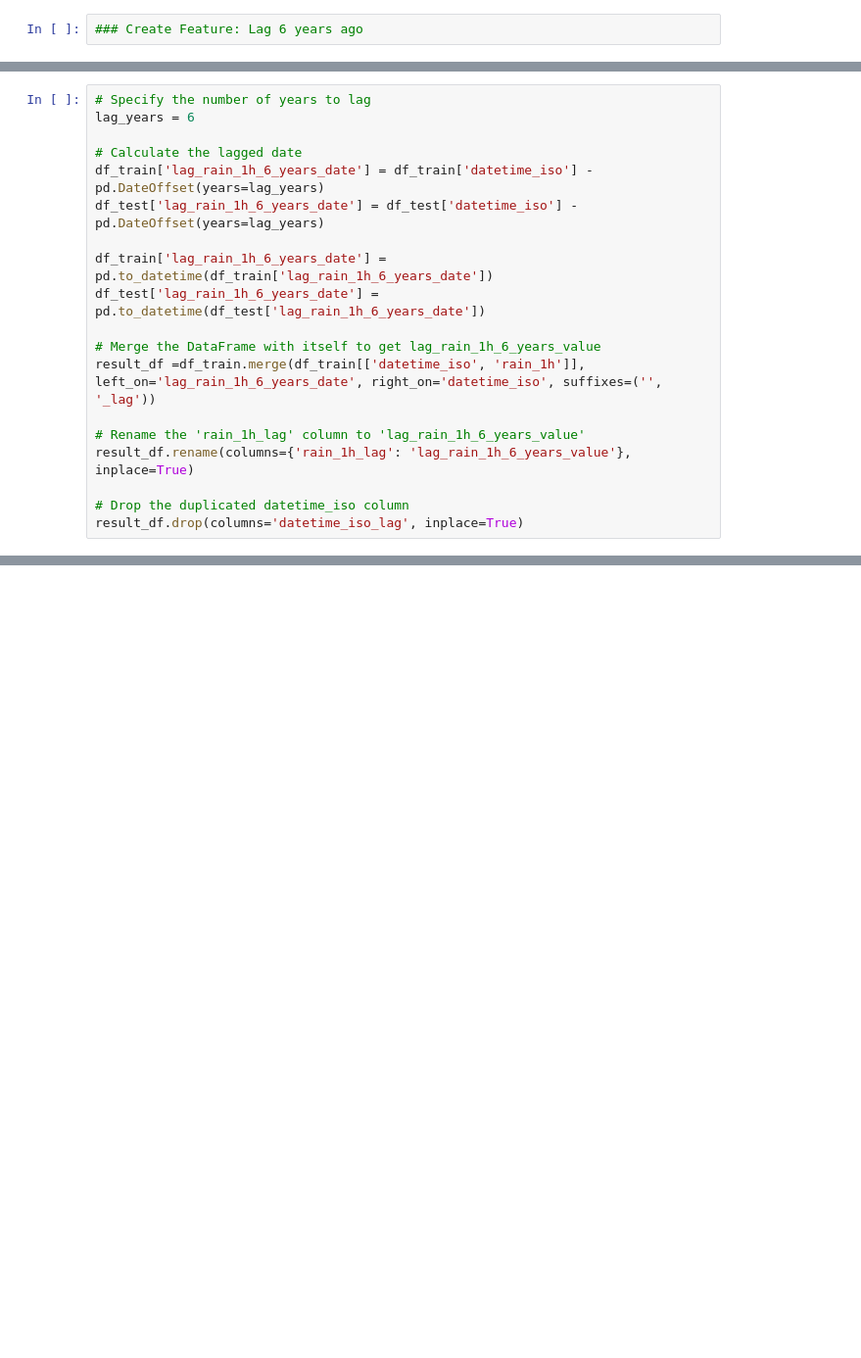
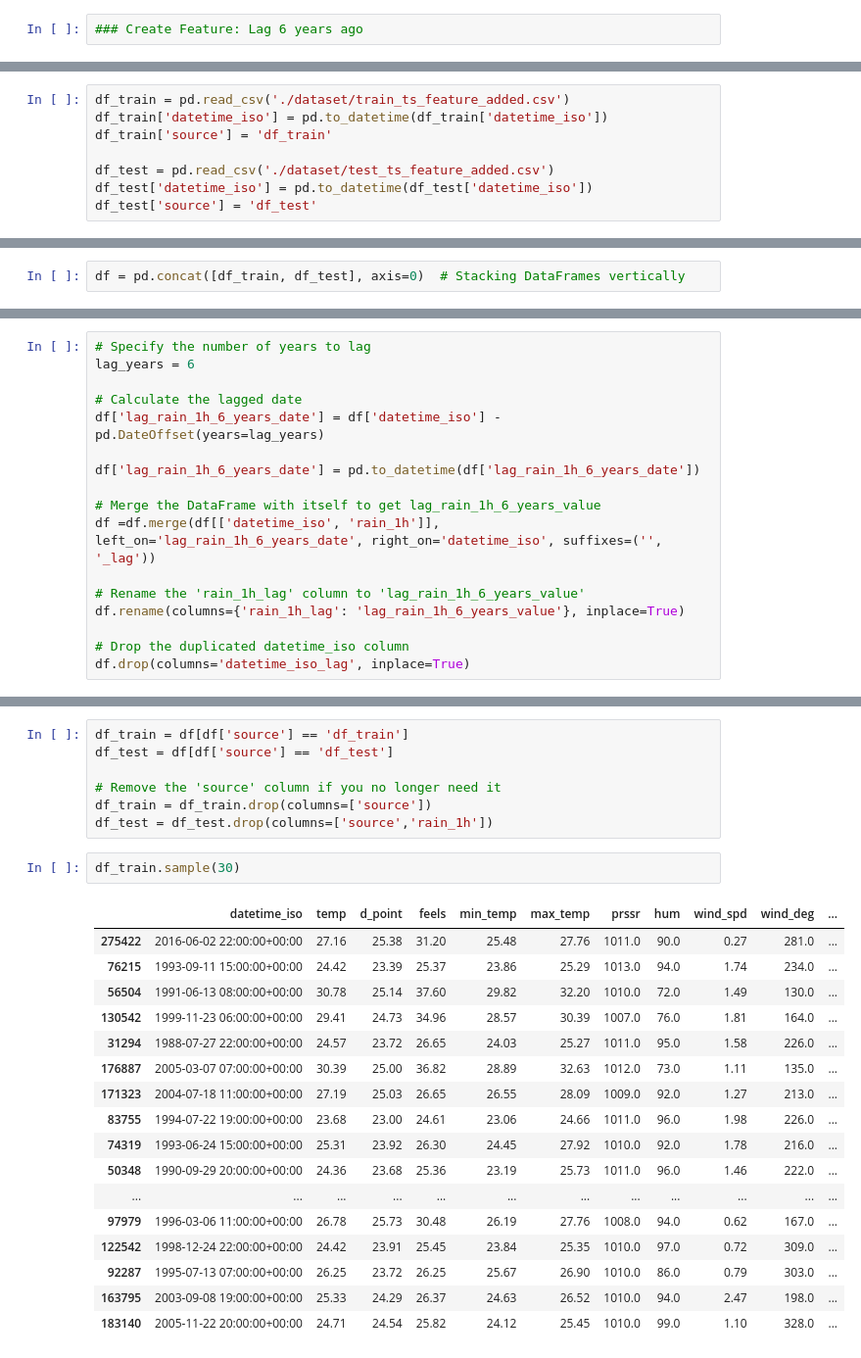
Before and after one commit to RayhanAdii/NextHope-Dataquest, a Jupyter notebook: 6_2_Feature_Extraction_Lag.ipynb, the cells around one changed output, grey strips where cells are left out. Shown at 98% size. Cells and saved outputs as stored; diff of their text form; blank space fills up the shorter version.

```diff
--- a/6_2_Feature_Extraction_Lag.ipynb
+++ b/6_2_Feature_Extraction_Lag.ipynb
@@ -2,0 +9,8 @@
+# %%
+df_train = pd.read_csv('./dataset/train_ts_feature_added.csv')
+df_train['datetime_iso'] = pd.to_datetime(df_train['datetime_iso'])
+df_train['source'] = 'df_train'
+
+df_test = pd.read_csv('./dataset/test_ts_feature_added.csv')
+df_test['datetime_iso'] = pd.to_datetime(df_test['datetime_iso'])
+df_test['source'] = 'df_test'
@@ -2,0 +57,2 @@
+# %%
+df = pd.concat([df_train, df_test], axis=0)  # Stacking DataFrames vertically
@@ -5,17 +81,15 @@
 lag_years = 6
 
 # Calculate the lagged date
-df_train['lag_rain_1h_6_years_date'] = df_train['datetime_iso'] - pd.DateOffset(years=lag_years)
-df_test['lag_rain_1h_6_years_date'] = df_test['datetime_iso'] - pd.DateOffset(years=lag_years)
+df['lag_rain_1h_6_years_date'] = df['datetime_iso'] - pd.DateOffset(years=lag_years)
 
-df_train['lag_rain_1h_6_years_date'] = pd.to_datetime(df_train['lag_rain_1h_6_years_date'])
-df_test['lag_rain_1h_6_years_date'] = pd.to_datetime(df_test['lag_rain_1h_6_years_date'])
+df['lag_rain_1h_6_years_date'] = pd.to_datetime(df['lag_rain_1h_6_years_date'])
 
 # Merge the DataFrame with itself to get lag_rain_1h_6_years_value
-result_df =df_train.merge(df_train[['datetime_iso', 'rain_1h']], left_on='lag_rain_1h_6_years_date', right_on='datetime_iso', suffixes=('', '_lag'))
+df =df.merge(df[['datetime_iso', 'rain_1h']], left_on='lag_rain_1h_6_years_date', right_on='datetime_iso', suffixes=('', '_lag'))
 
 # Rename the 'rain_1h_lag' column to 'lag_rain_1h_6_years_value'
-result_df.rename(columns={'rain_1h_lag': 'lag_rain_1h_6_years_value'}, inplace=True)
+df.rename(columns={'rain_1h_lag': 'lag_rain_1h_6_years_value'}, inplace=True)
 
 # Drop the duplicated datetime_iso column
-result_df.drop(columns='datetime_iso_lag', inplace=True)
+df.drop(columns='datetime_iso_lag', inplace=True)
@@ -24,0 +116,27 @@ result_df.drop(['lag_rain_1h_6_years_date'])
+# %%
+df_train = df[df['source'] == 'df_train']
+df_test = df[df['source'] == 'df_test']
+
+# Remove the 'source' column if you no longer need it
+df_train = df_train.drop(columns=['source'])
+df_test = df_test.drop(columns=['source','rain_1h'])
+# %%
+df_train.sample(30)
+# %% [output]
+|  | datetime_iso | temp | d_point | feels | min_temp | max_temp | prssr | hum | wind_spd | wind_deg | ... |
+| 275422 | 2016-06-02 22:00:00+00:00 | 27.16 | 25.38 | 31.20 | 25.48 | 27.76 | 1011.0 | 90.0 | 0.27 | 281.0 | ... |
+| 76215 | 1993-09-11 15:00:00+00:00 | 24.42 | 23.39 | 25.37 | 23.86 | 25.29 | 1013.0 | 94.0 | 1.74 | 234.0 | ... |
+| 56504 | 1991-06-13 08:00:00+00:00 | 30.78 | 25.14 | 37.60 | 29.82 | 32.20 | 1010.0 | 72.0 | 1.49 | 130.0 | ... |
+| 130542 | 1999-11-23 06:00:00+00:00 | 29.41 | 24.73 | 34.96 | 28.57 | 30.39 | 1007.0 | 76.0 | 1.81 | 164.0 | ... |
+| 31294 | 1988-07-27 22:00:00+00:00 | 24.57 | 23.72 | 26.65 | 24.03 | 25.27 | 1011.0 | 95.0 | 1.58 | 226.0 | ... |
+| 176887 | 2005-03-07 07:00:00+00:00 | 30.39 | 25.00 | 36.82 | 28.89 | 32.63 | 1012.0 | 73.0 | 1.11 | 135.0 | ... |
+| 171323 | 2004-07-18 11:00:00+00:00 | 27.19 | 25.03 | 26.65 | 26.55 | 28.09 | 1009.0 | 92.0 | 1.27 | 213.0 | ... |
+| 83755 | 1994-07-22 19:00:00+00:00 | 23.68 | 23.00 | 24.61 | 23.06 | 24.66 | 1011.0 | 96.0 | 1.98 | 226.0 | ... |
+| 74319 | 1993-06-24 15:00:00+00:00 | 25.31 | 23.92 | 26.30 | 24.45 | 27.92 | 1010.0 | 92.0 | 1.78 | 216.0 | ... |
+| 50348 | 1990-09-29 20:00:00+00:00 | 24.36 | 23.68 | 25.36 | 23.19 | 25.73 | 1011.0 | 96.0 | 1.46 | 222.0 | ... |
+| ... | ... | ... | ... | ... | ... | ... | ... | ... | ... | ... | ... |
+| 97979 | 1996-03-06 11:00:00+00:00 | 26.78 | 25.73 | 30.48 | 26.19 | 27.76 | 1008.0 | 94.0 | 0.62 | 167.0 | ... |
+| 122542 | 1998-12-24 22:00:00+00:00 | 24.42 | 23.91 | 25.45 | 23.84 | 25.35 | 1010.0 | 97.0 | 0.72 | 309.0 | ... |
+| 92287 | 1995-07-13 07:00:00+00:00 | 26.25 | 23.72 | 26.25 | 25.67 | 26.90 | 1010.0 | 86.0 | 0.79 | 303.0 | ... |
+| 163795 | 2003-09-08 19:00:00+00:00 | 25.33 | 24.29 | 26.37 | 24.63 | 26.52 | 1010.0 | 94.0 | 2.47 | 198.0 | ... |
+| 183140 | 2005-11-22 20:00:00+00:00 | 24.71 | 24.54 | 25.82 | 24.12 | 25.45 | 1010.0 | 99.0 | 1.10 | 328.0 | ... |
```
Also changed, not shown: parts of 11 cells of this notebook, 19 other files.
